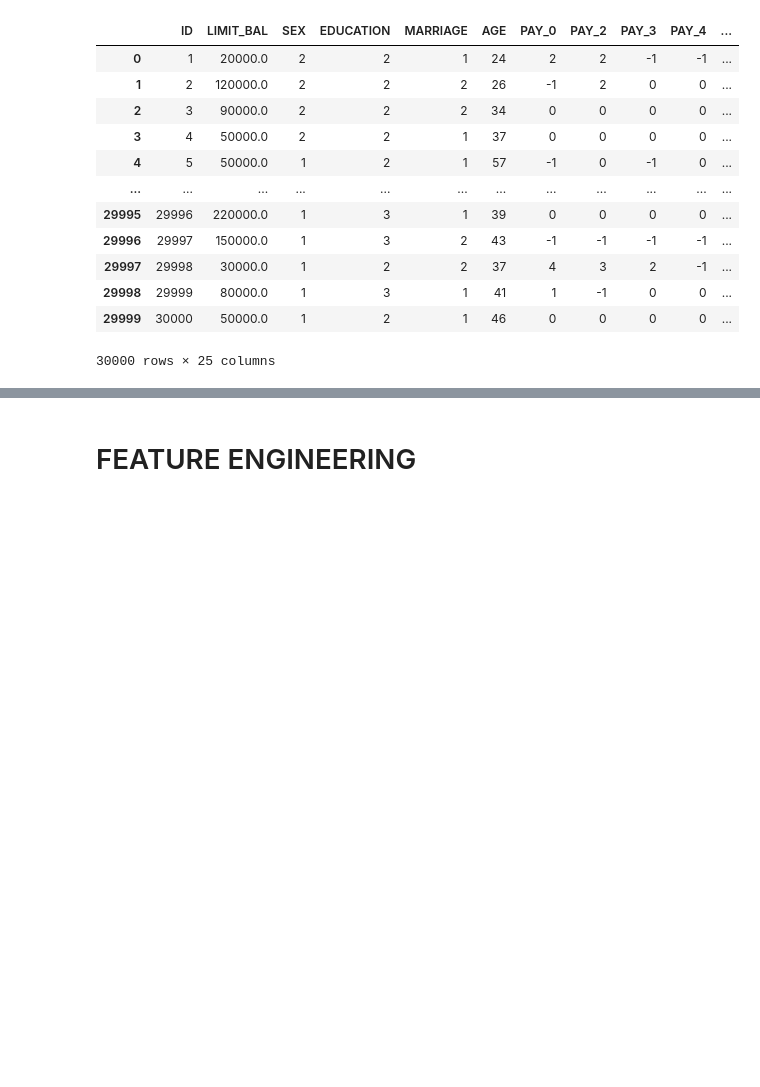
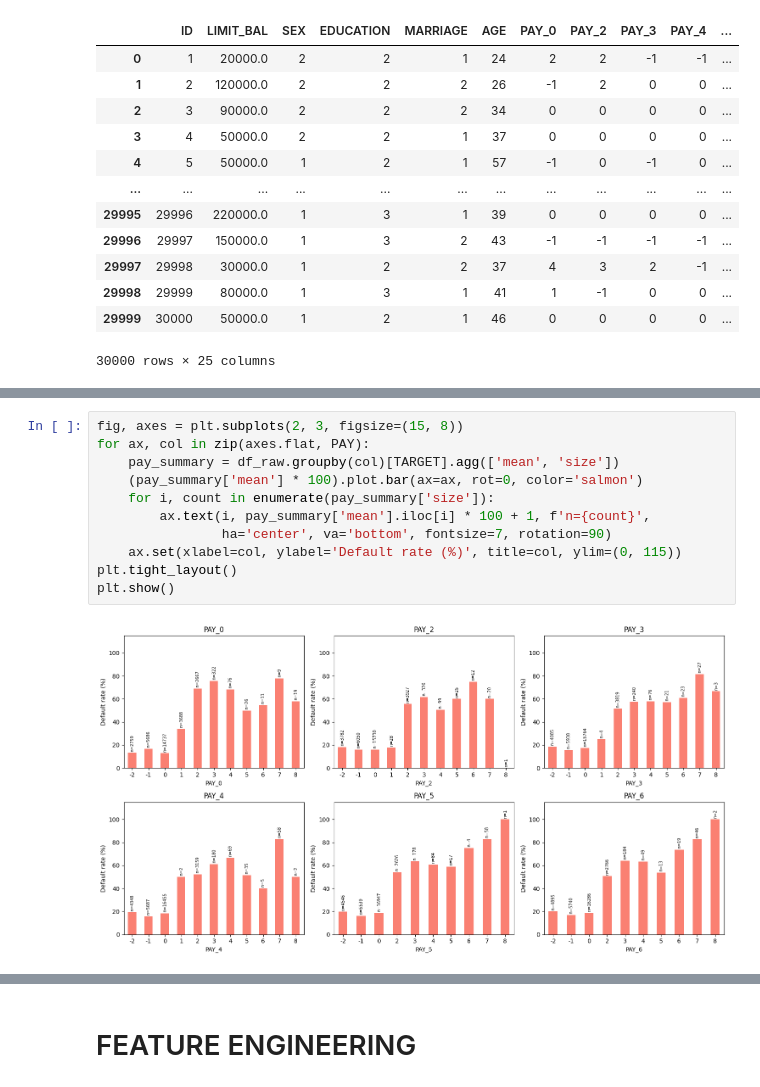
Before and after one commit to baokhanh1410/statistic, a Jupyter notebook: notebook.ipynb, the cells around one changed output, grey strips where cells are left out. Cells and saved outputs as stored; diff of their text form; blank space fills up the shorter version.

```diff
--- a/notebook.ipynb
+++ b/notebook.ipynb
@@ -80,0 +143,13 @@ df_raw
+# %%
+fig, axes = plt.subplots(2, 3, figsize=(15, 8))
+for ax, col in zip(axes.flat, PAY):
+    pay_summary = df_raw.groupby(col)[TARGET].agg(['mean', 'size'])
+    (pay_summary['mean'] * 100).plot.bar(ax=ax, rot=0, color='salmon')
+    for i, count in enumerate(pay_summary['size']):
+        ax.text(i, pay_summary['mean'].iloc[i] * 100 + 1, f'n={count}',
+                ha='center', va='bottom', fontsize=7, rotation=90)
+    ax.set(xlabel=col, ylabel='Default rate (%)', title=col, ylim=(0, 115))
+plt.tight_layout()
+plt.show()
+# %% [output]
+[figure, added]
```
Also changed, not shown: parts of 38 cells of this notebook.
